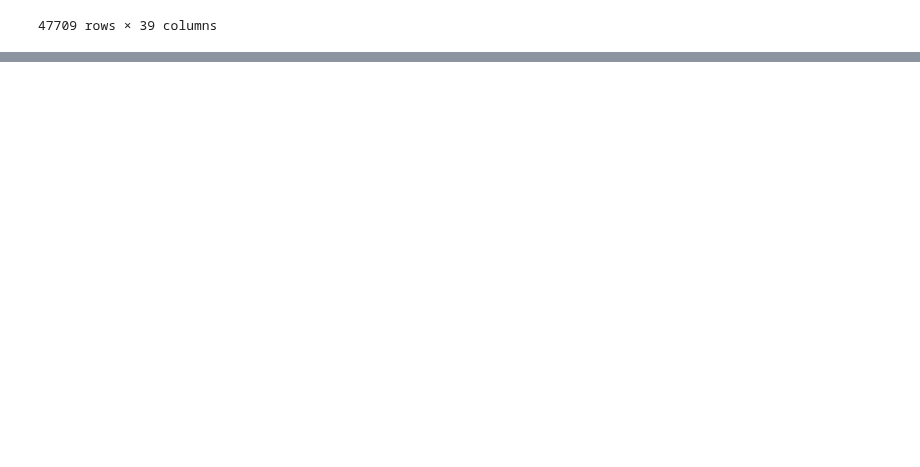
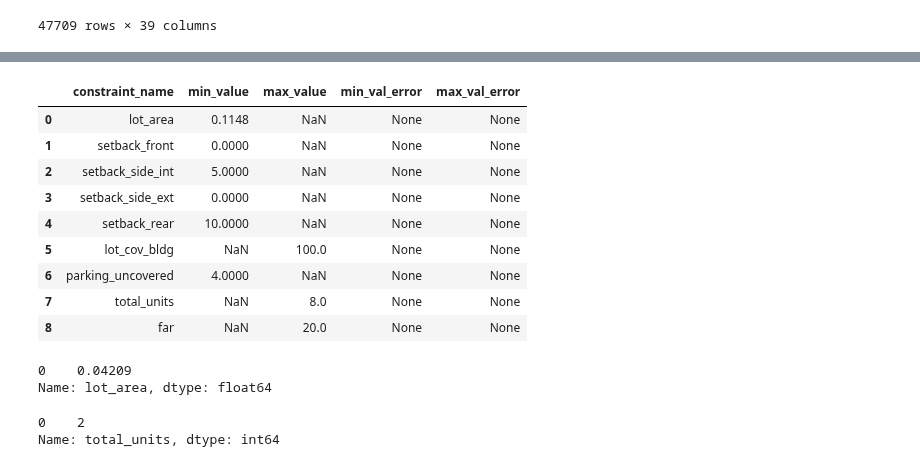
Before and after one commit to vibe-lab-gsd/zonepy, a Jupyter notebook: examples.ipynb, the cells around one changed output, grey strips where cells are left out. Drawn from its saved outputs; the diff is of its cells as text; code cells hidden in the pictures; blank space fills up the shorter version.

```diff
--- a/examples.ipynb
+++ b/examples.ipynb
@@ -1331,0 +1549,24 @@ out
+# %%
+zoning_req = zp_get_zoning_req(district_data, bldg_data, parcel_data, dist_def)
+zoning_req
+# %% [output]
+|  | constraint_name | min_value | max_value | min_val_error | max_val_error |
+| 0 | lot_area | 0.1148 | NaN | None | None |
+| 1 | setback_front | 0.0000 | NaN | None | None |
+| 2 | setback_side_int | 5.0000 | NaN | None | None |
+| 3 | setback_side_ext | 0.0000 | NaN | None | None |
+| 4 | setback_rear | 10.0000 | NaN | None | None |
+| 5 | lot_cov_bldg | NaN | 100.0 | None | None |
+| 6 | parking_uncovered | 4.0000 | NaN | None | None |
+| 7 | total_units | NaN | 8.0 | None | None |
+| 8 | far | NaN | 20.0 | None | None |
+# %%
+vars['lot_area']
+# %% [output]
+0    0.04209
+Name: lot_area, dtype: float64
+# %%
+vars['total_units']
+# %% [output]
+0    2
+Name: total_units, dtype: int64
```
Also changed, not shown: parts of 19 cells of this notebook, 5 other files.
